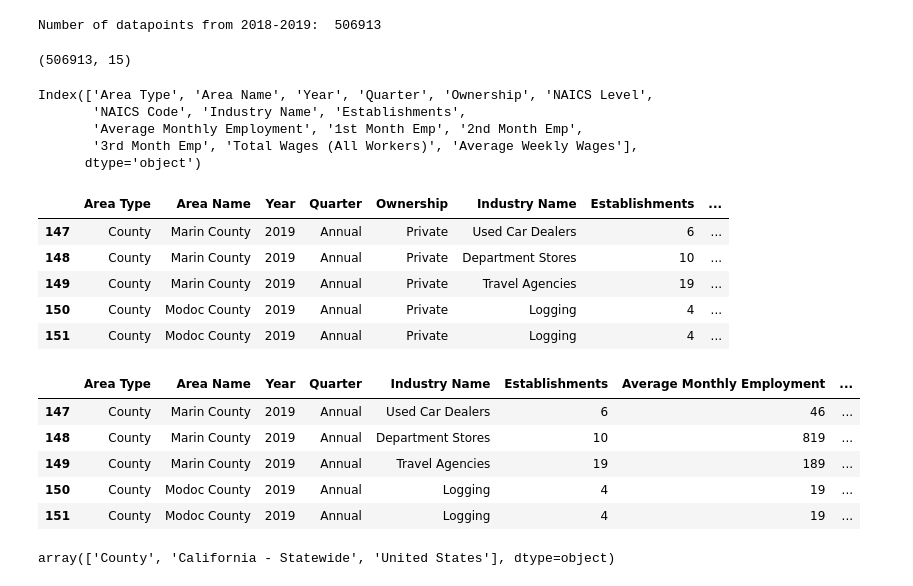
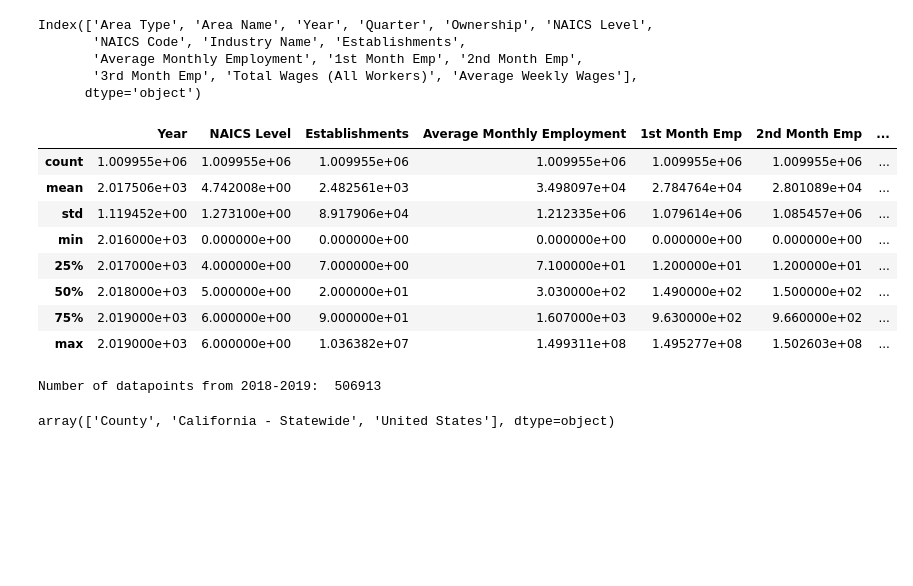
Before and after one commit to ericstratford/predictable-residence, a Jupyter notebook: CA_Residence_Prediction.ipynb, the cells around one changed output. Saved outputs shown, nothing was run; the diff lists cells and outputs as text; code cells hidden in the pictures; blank space fills up the shorter version.

```diff
--- a/CA_Residence_Prediction.ipynb
+++ b/CA_Residence_Prediction.ipynb
@@ -48,48 +55,31 @@ df.head()
 | 2 | County | Alameda County | 2016 | 1st Qtr | Private | 5 | 11121 | Vegetable and Melon Farming | ... |
 | 3 | County | Alameda County | 2016 | 1st Qtr | Private | 4 | 1114 | Greenhouse and Nursery Production | ... |
 | 4 | County | Alameda County | 2016 | 1st Qtr | Private | 5 | 11142 | Nursery and Floriculture Production | ... |
+# %%
+df.columns
+# %% [output]
+Index(['Area Type', 'Area Name', 'Year', 'Quarter', 'Ownership', 'NAICS Level',
+       'NAICS Code', 'Industry Name', 'Establishments',
+       'Average Monthly Employment', '1st Month Emp', '2nd Month Emp',
+       '3rd Month Emp', 'Total Wages (All Workers)', 'Average Weekly Wages'],
+      dtype='object')
+# %%
+df.describe()
+# %% [output]
+|  | Year | NAICS Level | Establishments | Average Monthly Employment | 1st Month Emp | 2nd Month Emp | ... |
+| count | 1.009955e+06 | 1.009955e+06 | 1.009955e+06 | 1.009955e+06 | 1.009955e+06 | 1.009955e+06 | ... |
+| mean | 2.017506e+03 | 4.742008e+00 | 2.482561e+03 | 3.498097e+04 | 2.784764e+04 | 2.801089e+04 | ... |
+| std | 1.119452e+00 | 1.273100e+00 | 8.917906e+04 | 1.212335e+06 | 1.079614e+06 | 1.085457e+06 | ... |
+| min | 2.016000e+03 | 0.000000e+00 | 0.000000e+00 | 0.000000e+00 | 0.000000e+00 | 0.000000e+00 | ... |
+| 25% | 2.017000e+03 | 4.000000e+00 | 7.000000e+00 | 7.100000e+01 | 1.200000e+01 | 1.200000e+01 | ... |
+| 50% | 2.018000e+03 | 5.000000e+00 | 2.000000e+01 | 3.030000e+02 | 1.490000e+02 | 1.500000e+02 | ... |
+| 75% | 2.019000e+03 | 6.000000e+00 | 9.000000e+01 | 1.607000e+03 | 9.630000e+02 | 9.660000e+02 | ... |
+| max | 2.019000e+03 | 6.000000e+00 | 1.036382e+07 | 1.499311e+08 | 1.495277e+08 | 1.502603e+08 | ... |
 # %%
 #Lots of data points, maybe we can drop the older years
 print("Number of datapoints from 2018-2019: ", df.loc[df['Year'] == 2019].shape[0] + df.loc[df['Year'] == 2018].shape[0])
 # %% [output]
 Number of datapoints from 2018-2019:  506913
-# %%
-#500K datapoints should be sufficient, and it should also be more accurate since its newer data
-df = df[df['Year'] != 2016]
-df = df[df['Year'] != 2017]
-print(df.shape)
-# %% [output]
-(506913, 15)
-# %%
-df.columns
-# %% [output]
-Index(['Area Type', 'Area Name', 'Year', 'Quarter', 'Ownership', 'NAICS Level',
-       'NAICS Code', 'Industry Name', 'Establishments',
-       'Average Monthly Employment', '1st Month Emp', '2nd Month Emp',
-       '3rd Month Emp', 'Total Wages (All Workers)', 'Average Weekly Wages'],
-      dtype='object')
-# %%
-#Since the NAICS code just represents the industry, and we already have indsutry name, lets drop NAICS codes and NAICS levels
-df.drop(['NAICS Level','NAICS Code'],axis=1,inplace=True)
-df.head()
-# %% [output]
-|  | Area Type | Area Name | Year | Quarter | Ownership | Industry Name | Establishments | ... |
-| 147 | County | Marin County | 2019 | Annual | Private | Used Car Dealers | 6 | ... |
-| 148 | County | Marin County | 2019 | Annual | Private | Department Stores | 10 | ... |
-| 149 | County | Marin County | 2019 | Annual | Private | Travel Agencies | 19 | ... |
-| 150 | County | Modoc County | 2019 | Annual | Private | Logging | 4 | ... |
-| 151 | County | Modoc County | 2019 | Annual | Private | Logging | 4 | ... |
-# %%
-#We don't need to know the total wages for all of the workers, who owns the business, or the individual months of employement
-df.drop(['Ownership','1st Month Emp','2nd Month Emp','3rd Month Emp','Total Wages (All Workers)'],axis=1,inplace=True)
-df.head()
-# %% [output]
-|  | Area Type | Area Name | Year | Quarter | Industry Name | Establishments | Average Monthly Employment | ... |
-| 147 | County | Marin County | 2019 | Annual | Used Car Dealers | 6 | 46 | ... |
-| 148 | County | Marin County | 2019 | Annual | Department Stores | 10 | 819 | ... |
-| 149 | County | Marin County | 2019 | Annual | Travel Agencies | 19 | 189 | ... |
-| 150 | County | Modoc County | 2019 | Annual | Logging | 4 | 19 | ... |
-| 151 | County | Modoc County | 2019 | Annual | Logging | 4 | 19 | ... |
 # %%
 #Checking what Area Types we have
 df['Area Type'].unique()
```
Also changed, not shown: parts of 13 cells of this notebook.
